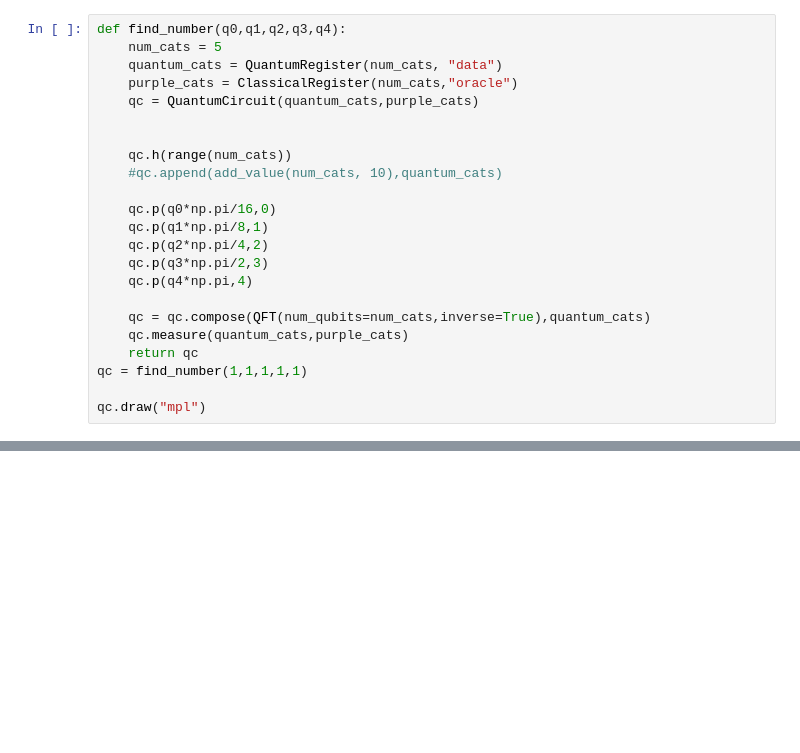
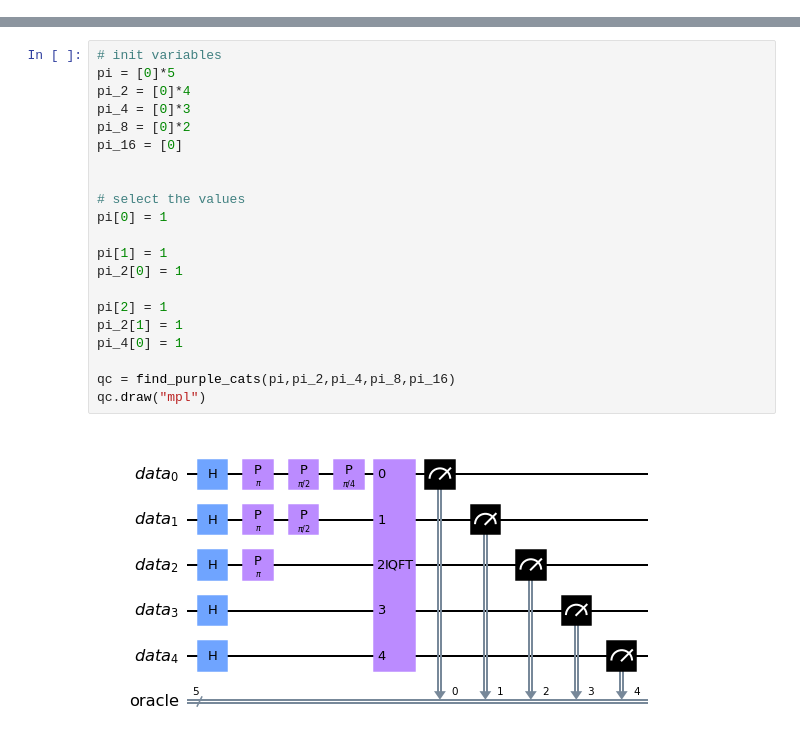
Before and after one commit to kareemay/iQuHACK-quantum-cat, a Jupyter notebook: videogame_cricuit.ipynb, the cells around one changed output, grey strips where cells are left out. Cells and saved outputs as stored; diff of their text form; blank space fills up the shorter version.

Commit message:
add circuit

```diff
--- a/videogame_cricuit.ipynb
+++ b/videogame_cricuit.ipynb
@@ -30,23 +182,0 @@ def add_value(data_qubits: int, const: int):
-# %%
-def find_number(q0,q1,q2,q3,q4):
-    num_cats = 5
-    quantum_cats = QuantumRegister(num_cats, "data")
-    purple_cats = ClassicalRegister(num_cats,"oracle")
-    qc = QuantumCircuit(quantum_cats,purple_cats)
-
-
-    qc.h(range(num_cats))
-    #qc.append(add_value(num_cats, 10),quantum_cats)
-
-    qc.p(q0*np.pi/16,0)
-    qc.p(q1*np.pi/8,1)
-    qc.p(q2*np.pi/4,2)
-    qc.p(q3*np.pi/2,3)
-    qc.p(q4*np.pi,4)
-
-    qc = qc.compose(QFT(num_qubits=num_cats,inverse=True),quantum_cats)
-    qc.measure(quantum_cats,purple_cats)
-    return qc
-qc = find_number(1,1,1,1,1)
-
-qc.draw("mpl")
@@ -59,0 +225,23 @@ print((counts))
+# %%
+# init variables
+pi = [0]*5
+pi_2 = [0]*4
+pi_4 = [0]*3
+pi_8 = [0]*2
+pi_16 = [0]
+
+
+# select the values
+pi[0] = 1
+
+pi[1] = 1
+pi_2[0] = 1
+
+pi[2] = 1
+pi_2[1] = 1
+pi_4[0] = 1
+
+qc = find_purple_cats(pi,pi_2,pi_4,pi_8,pi_16)
+qc.draw("mpl")
+# %% [output]
+[figure, added]
```
Also changed, not shown: parts of 21 cells of this notebook.
